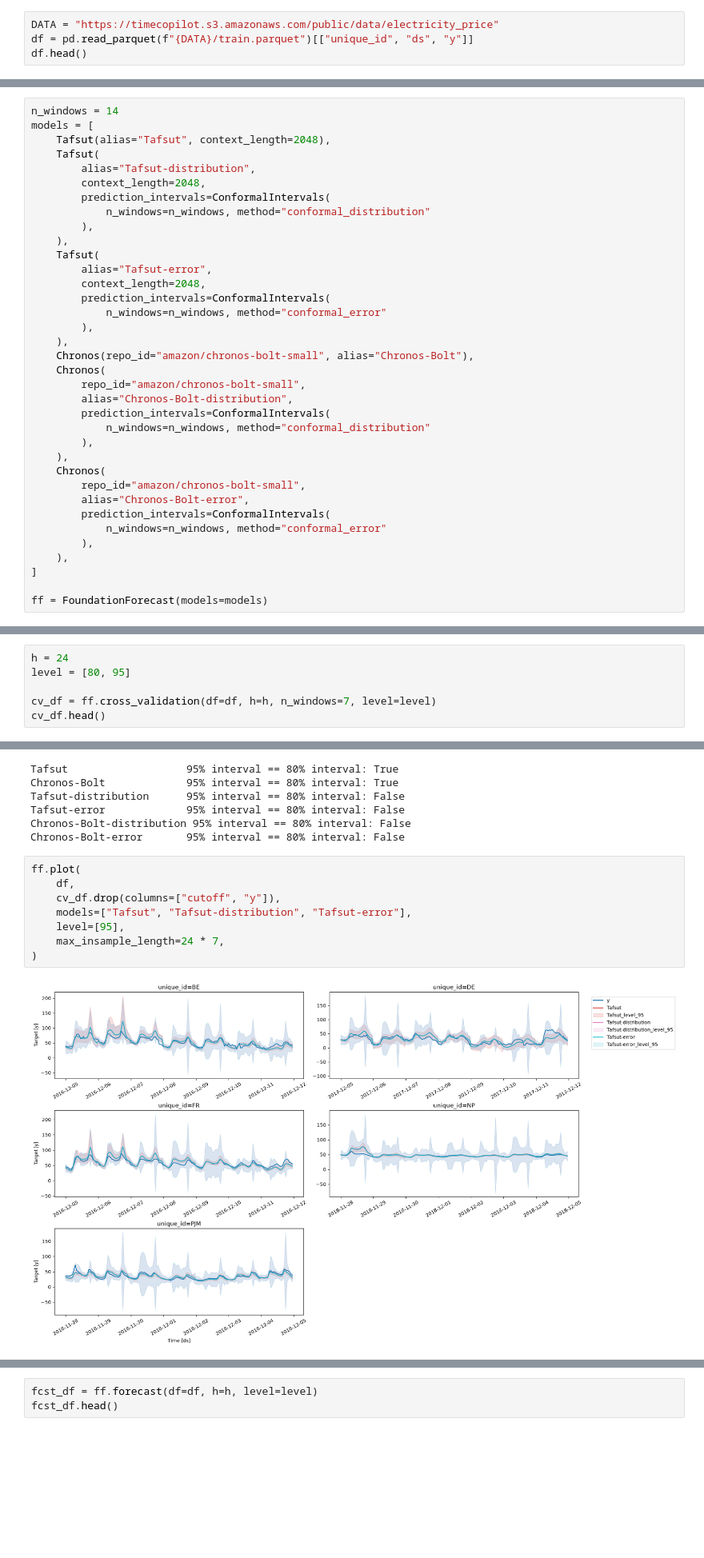
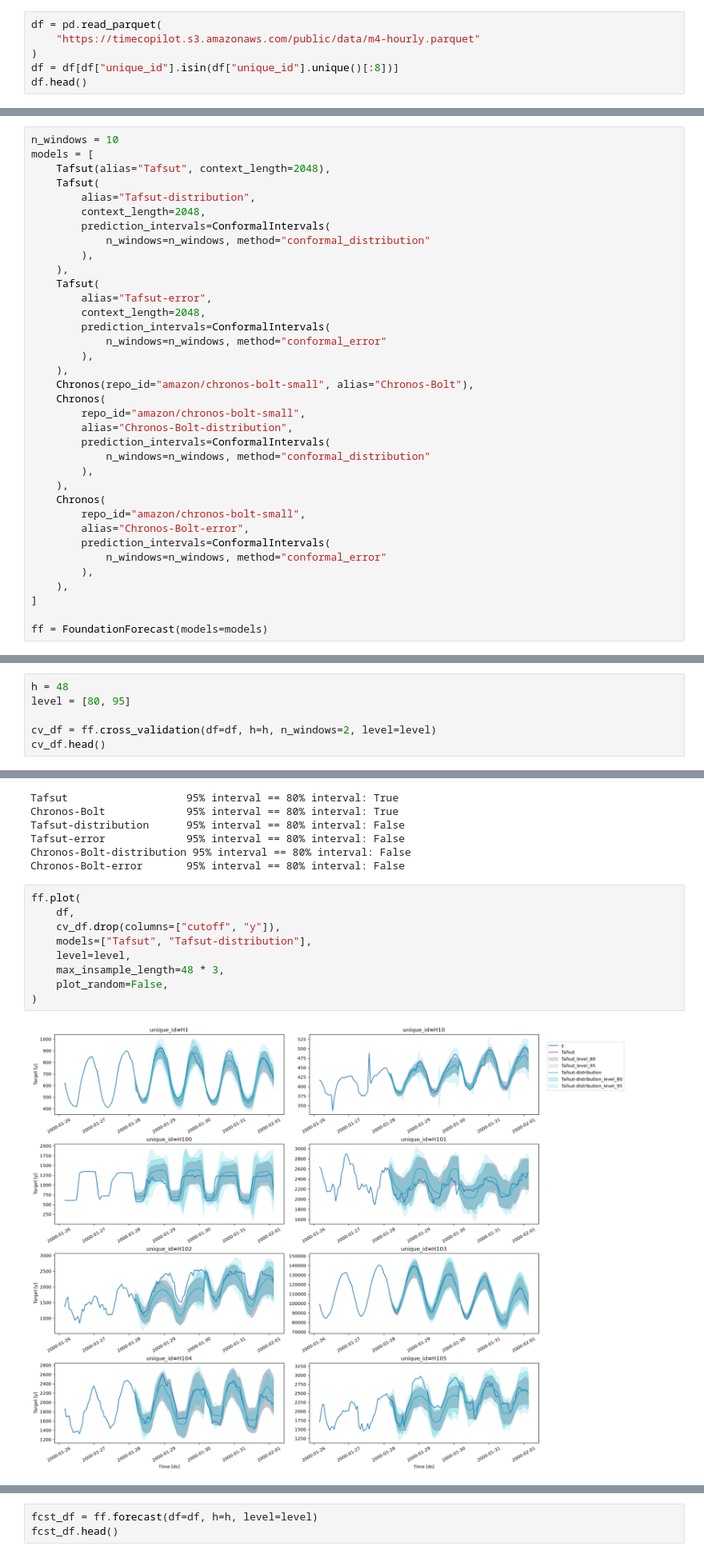
Before and after one commit to TimeCopilot/foundationforecast, a Jupyter notebook: docs/examples/conformal-prediction.ipynb, the cells around one changed output, grey strips where cells are left out. Shown at 80% size. Cells and saved outputs as stored; diff of their text form; blank space fills up the shorter version.

```diff
--- a/docs/examples/conformal-prediction.ipynb
+++ b/docs/examples/conformal-prediction.ipynb
@@ -80,7 +78,9 @@ The source file also ships two exogenous columns. We drop them to keep this exam
 The pandas frequency is inferred from `ds` when `freq` is omitted.
 # %%
-DATA = "https://timecopilot.s3.amazonaws.com/public/data/electricity_price"
-df = pd.read_parquet(f"{DATA}/train.parquet")[["unique_id", "ds", "y"]]
+df = pd.read_parquet(
+    "https://timecopilot.s3.amazonaws.com/public/data/m4-hourly.parquet"
+)
+df = df[df["unique_id"].isin(df["unique_id"].unique()[:8])]
 df.head()
 # %% [output]
 |  | unique_id | ds | y |
@@ -111,5 +111,5 @@ stable at the cost of more forecasts. The calibration horizon is the `h` passed
 # %%
-n_windows = 14
+n_windows = 10
 models = [
     Tafsut(alias="Tafsut", context_length=2048),
     Tafsut(
@@ -152,9 +152,9 @@ models, every window is recalibrated on the 14 days before its cutoff, so the ev
 data it is scored on.
 # %%
-h = 24
+h = 48
 level = [80, 95]
 
-cv_df = ff.cross_validation(df=df, h=h, n_windows=7, level=level)
+cv_df = ff.cross_validation(df=df, h=h, n_windows=2, level=level)
 cv_df.head()
 # %% [markdown]
 The clamping is easy to check: for the native fixed-knot models, the 95% bounds are identical to the 80% ones.
@@ -179,13 +179,14 @@ Chronos-Bolt-error       95% interval == 80% interval: False
 # %%
 ff.plot(
     df,
     cv_df.drop(columns=["cutoff", "y"]),
-    models=["Tafsut", "Tafsut-distribution", "Tafsut-error"],
-    level=[95],
-    max_insample_length=24 * 7,
+    models=["Tafsut", "Tafsut-distribution"],
+    level=level,
+    max_insample_length=48 * 3,
+    plot_random=False,
 )
 # %% [output]
-[figure, old version]
+[figure, new version]
 # %% [markdown]
 ## Evaluation
 
```
Also changed, not shown: parts of 10 cells of this notebook, 2 other files.
